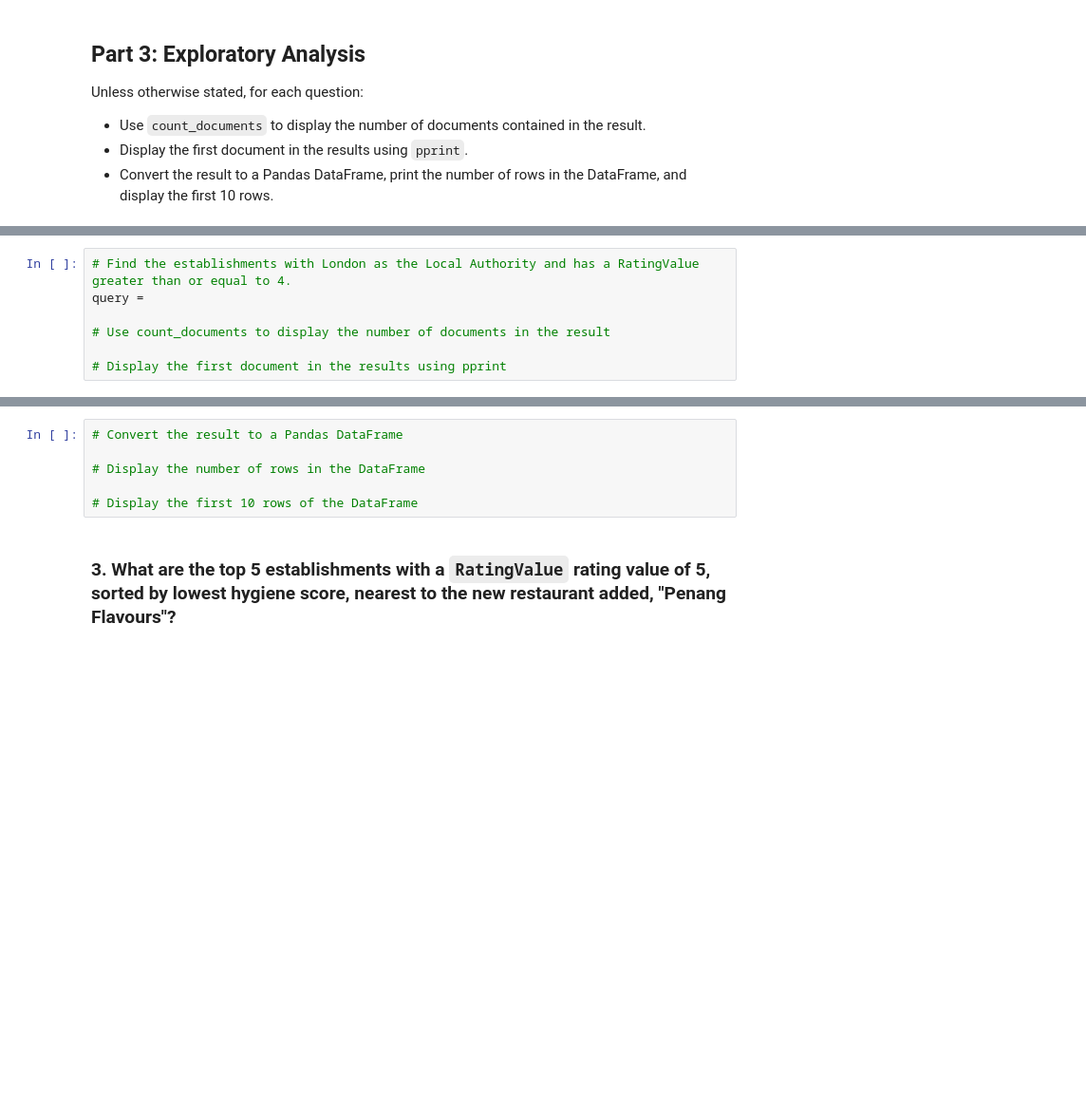
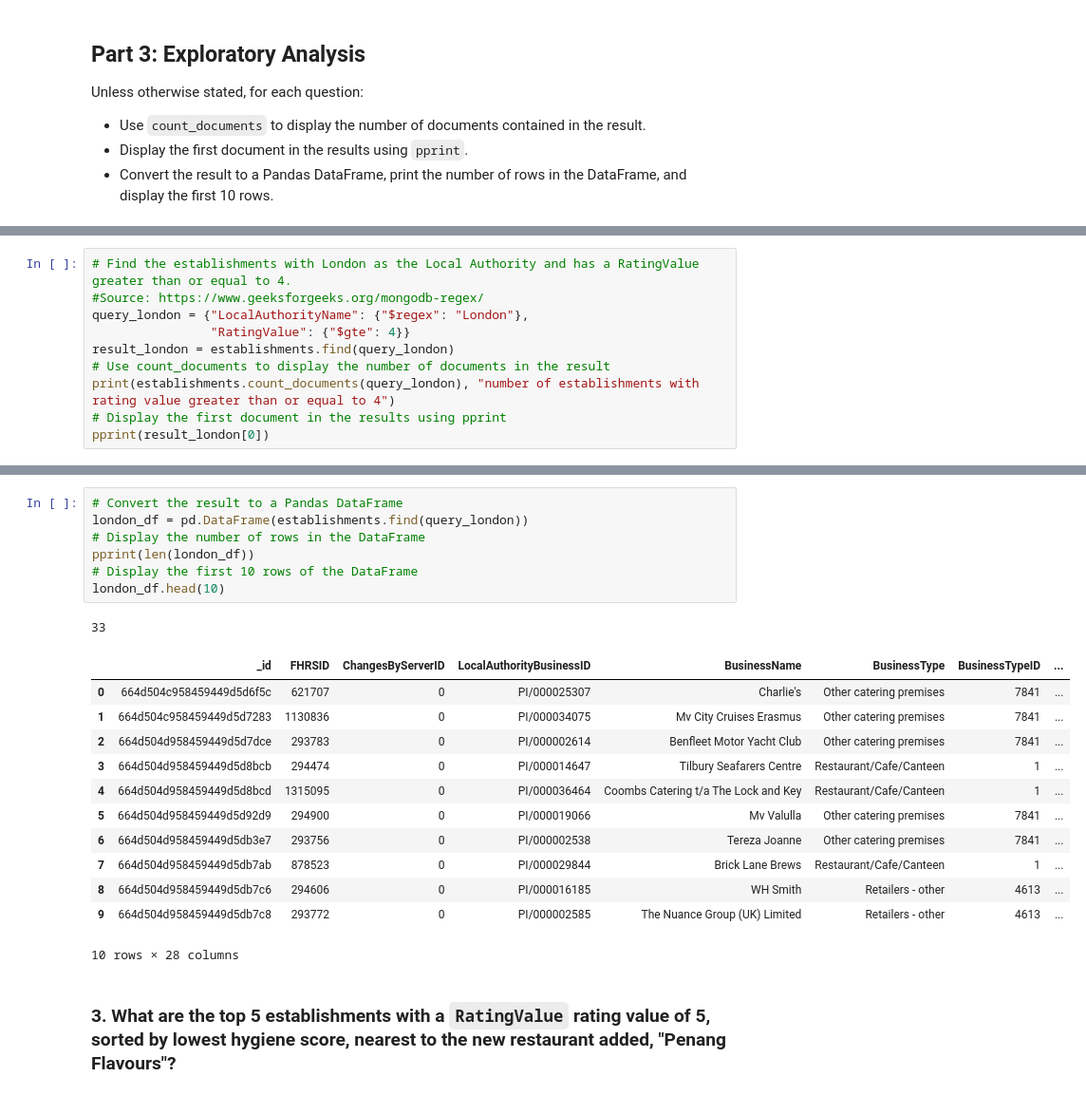
Before and after one commit to laurar9889/nosql-challenge, a Jupyter notebook: NoSQL_analysis_starter.ipynb, the cells around one changed output, grey strips where cells are left out. Shown: that part at 95% size. Saved outputs shown, nothing was run; the diff lists cells and outputs as text; blank space fills up the shorter version.

```diff
--- a/NoSQL_analysis_starter.ipynb
+++ b/NoSQL_analysis_starter.ipynb
@@ -65,7 +82,10 @@ hygiene_df.head(10)
 # %%
 # Find the establishments with London as the Local Authority and has a RatingValue greater than or equal to 4.
-query =
-
+#Source: https://www.geeksforgeeks.org/mongodb-regex/
+query_london = {"LocalAuthorityName": {"$regex": "London"},
+                "RatingValue": {"$gte": 4}}
+result_london = establishments.find(query_london)
 # Use count_documents to display the number of documents in the result
-
+print(establishments.count_documents(query_london), "number of establishments with rating value greater than or equal to 4")
 # Display the first document in the results using pprint
+pprint(result_london[0])
@@ -72,9 +110,24 @@ query =
 # %%
 # Convert the result to a Pandas DataFrame
-
+london_df = pd.DataFrame(establishments.find(query_london))
 # Display the number of rows in the DataFrame
-
+pprint(len(london_df))
 # Display the first 10 rows of the DataFrame
+london_df.head(10)
+# %% [output]
+33
+|  | _id | FHRSID | ChangesByServerID | LocalAuthorityBusinessID | BusinessName | BusinessType | BusinessTypeID | ... |
+| 0 | 664d504c958459449d5d6f5c | 621707 | 0 | PI/000025307 | Charlie's | Other catering premises | 7841 | ... |
+| 1 | 664d504c958459449d5d7283 | 1130836 | 0 | PI/000034075 | Mv City Cruises Erasmus | Other catering premises | 7841 | ... |
+| 2 | 664d504d958459449d5d7dce | 293783 | 0 | PI/000002614 | Benfleet Motor Yacht Club | Other catering premises | 7841 | ... |
+| 3 | 664d504d958459449d5d8bcb | 294474 | 0 | PI/000014647 | Tilbury Seafarers Centre | Restaurant/Cafe/Canteen | 1 | ... |
+| 4 | 664d504d958459449d5d8bcd | 1315095 | 0 | PI/000036464 | Coombs Catering t/a The Lock and Key | Restaurant/Cafe/Canteen | 1 | ... |
+| 5 | 664d504d958459449d5d92d9 | 294900 | 0 | PI/000019066 | Mv Valulla | Other catering premises | 7841 | ... |
+| 6 | 664d504d958459449d5db3e7 | 293756 | 0 | PI/000002538 | Tereza Joanne | Other catering premises | 7841 | ... |
+| 7 | 664d504d958459449d5db7ab | 878523 | 0 | PI/000029844 | Brick Lane Brews | Restaurant/Cafe/Canteen | 1 | ... |
+| 8 | 664d504d958459449d5db7c6 | 294606 | 0 | PI/000016185 | WH Smith | Retailers - other | 4613 | ... |
+| 9 | 664d504d958459449d5db7c8 | 293772 | 0 | PI/000002585 | The Nuance Group (UK) Limited | Retailers - other | 4613 | ... |
+10 rows × 28 columns
 # %% [markdown]
 ### 3. What are the top 5 establishments with a `RatingValue` rating value of 5, sorted by lowest hygiene score, nearest to the new restaurant added, "Penang Flavours"?
 # %%
```
Also changed, not shown: parts of 11 cells of this notebook, 1 other file.
